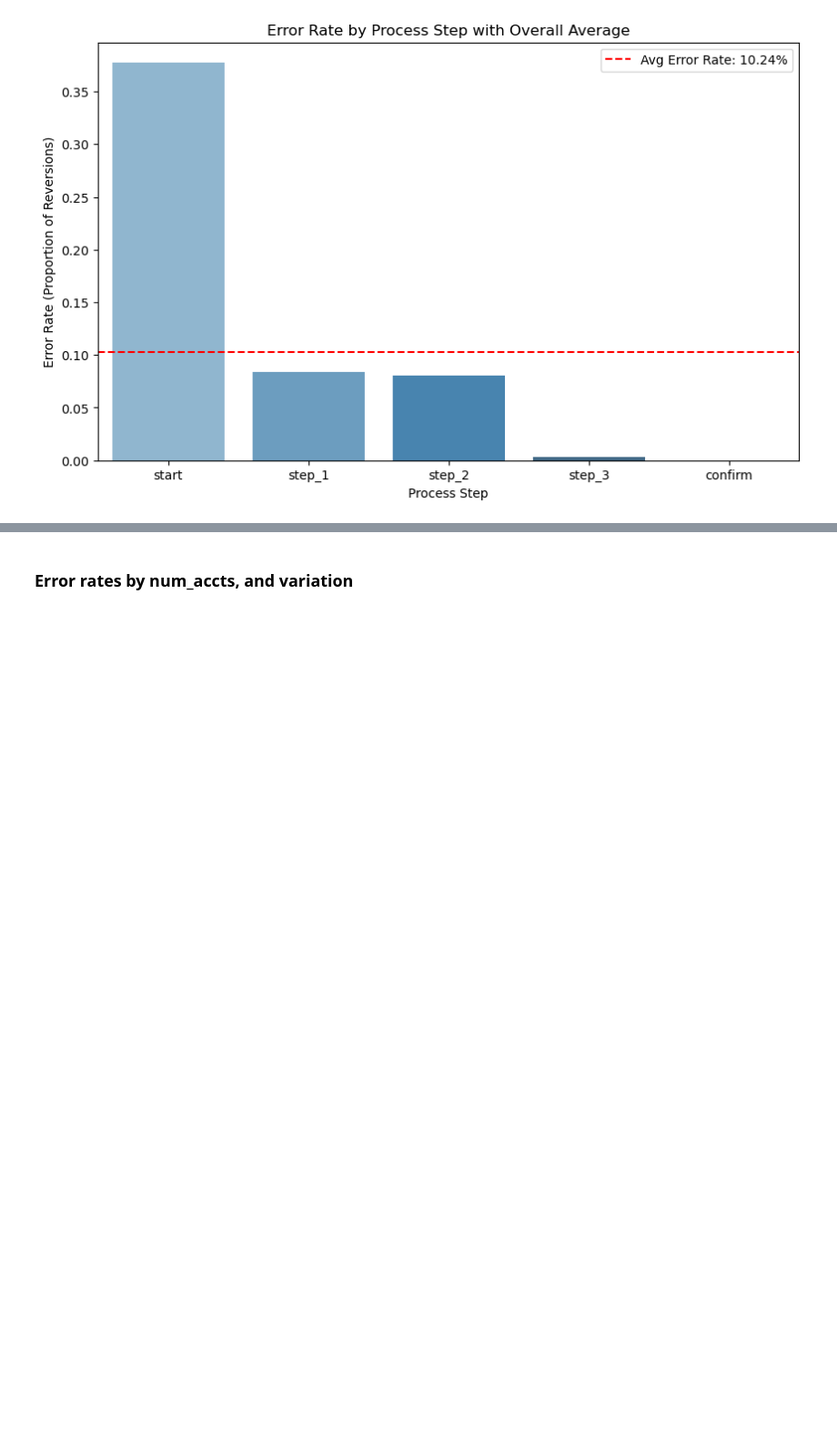
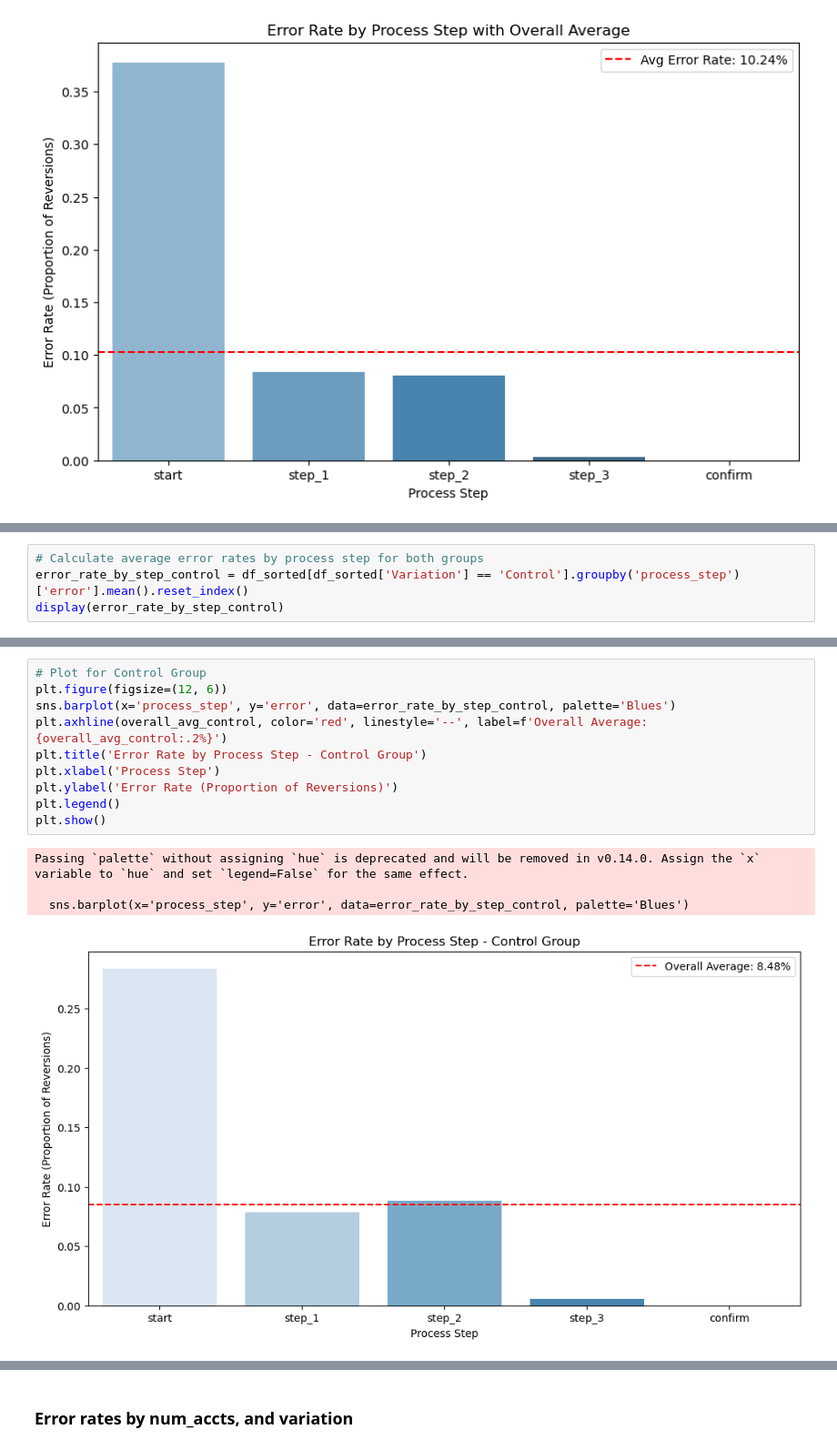
Before and after one commit to philippe2023/vanguard_analysis_ab_test, a Jupyter notebook: notebook/main.ipynb, the cells around one changed output, grey strips where cells are left out. Shown at 91% size. Cells and saved outputs as stored; diff of their text form; blank space fills up the shorter version.

```diff
--- a/notebook/main.ipynb
+++ b/notebook/main.ipynb
@@ -479,0 +553,4 @@ Passing `palette` without assigning `hue` is deprecated and will be removed in v
+# %%
+# Calculate average error rates by process step for both groups
+error_rate_by_step_control = df_sorted[df_sorted['Variation'] == 'Control'].groupby('process_step')['error'].mean().reset_index()
+display(error_rate_by_step_control)
@@ -479,0 +574,15 @@ Passing `palette` without assigning `hue` is deprecated and will be removed in v
+# %%
+# Plot for Control Group
+plt.figure(figsize=(12, 6))
+sns.barplot(x='process_step', y='error', data=error_rate_by_step_control, palette='Blues')
+plt.axhline(overall_avg_control, color='red', linestyle='--', label=f'Overall Average: {overall_avg_control:.2%}')
+plt.title('Error Rate by Process Step - Control Group')
+plt.xlabel('Process Step')
+plt.ylabel('Error Rate (Proportion of Reversions)')
+plt.legend()
+plt.show()
+# %% [output]
+Passing `palette` without assigning `hue` is deprecated and will be removed in v0.14.0. Assign the `x` variable to `hue` and set `legend=False` for the same effect.
+
+  sns.barplot(x='process_step', y='error', data=error_rate_by_step_control, palette='Blues')
+[figure, added]
```
Also changed, not shown: parts of 15 cells of this notebook, 2 other files.
